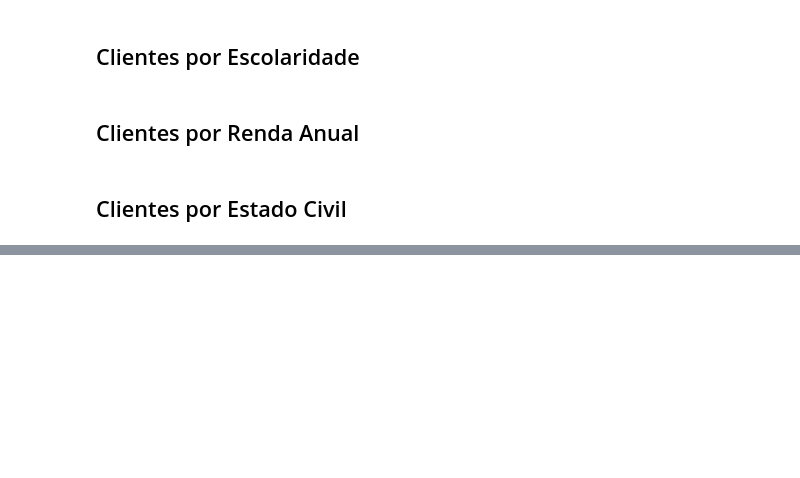
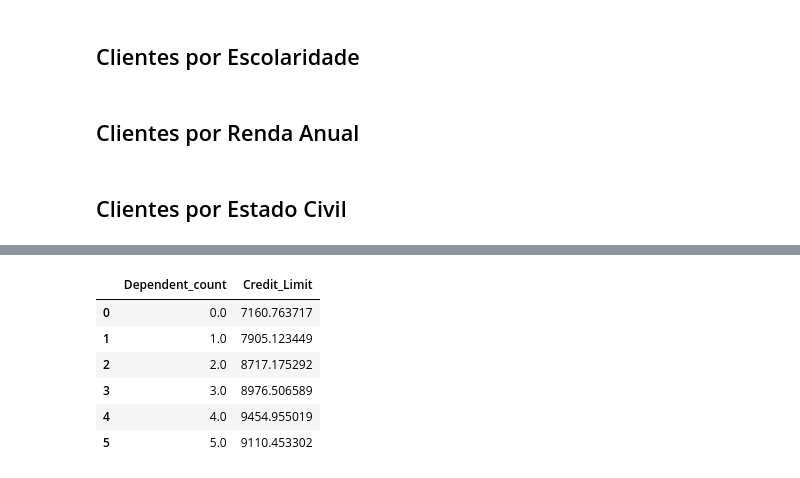
Before and after one commit to pedroernesto00/-CK0223---Mineracao-de-Dados---Trabalho-Final, a Jupyter notebook: Checkpoint #2 - Análise Exploratória dos Dados.ipynb, the cells around one changed output, grey strips where cells are left out. Saved outputs shown, nothing was run; the diff lists cells and outputs as text; code cells hidden in the pictures; blank space fills up the shorter version.

```diff
--- a/Checkpoint #2 - Análise Exploratória dos Dados.ipynb
+++ b/Checkpoint #2 - Análise Exploratória dos Dados.ipynb
@@ -102,0 +168,15 @@ fig.show()
+# %%
+dict_mean_dependents = {}
+dependent_df = df[['Dependent_count', 'Credit_Limit']]
+for dependents in dependent_df['Dependent_count'].unique():
+    dict_mean_dependents[dependents] = dependent_df.loc[dependent_df['Dependent_count']== dependents].mean()
+dependents_mean_credit_df = pd.DataFrame.from_dict(dict_mean_dependents).transpose()
+dependents_mean_credit_df.sort_values(by=['Dependent_count'])
+# %% [output]
+|  | Dependent_count | Credit_Limit |
+| 0 | 0.0 | 7160.763717 |
+| 1 | 1.0 | 7905.123449 |
+| 2 | 2.0 | 8717.175292 |
+| 3 | 3.0 | 8976.506589 |
+| 4 | 4.0 | 9454.955019 |
+| 5 | 5.0 | 9110.453302 |
```
Also changed, not shown: parts of 32 cells of this notebook.
